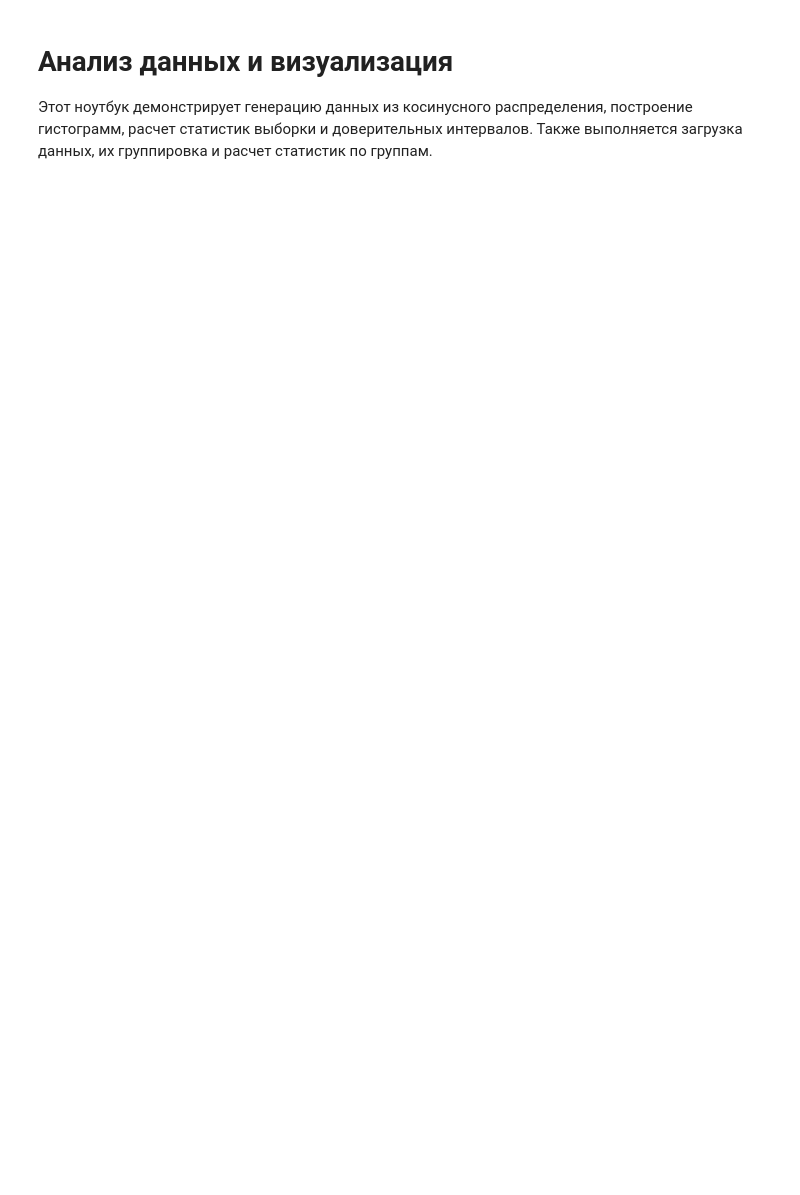
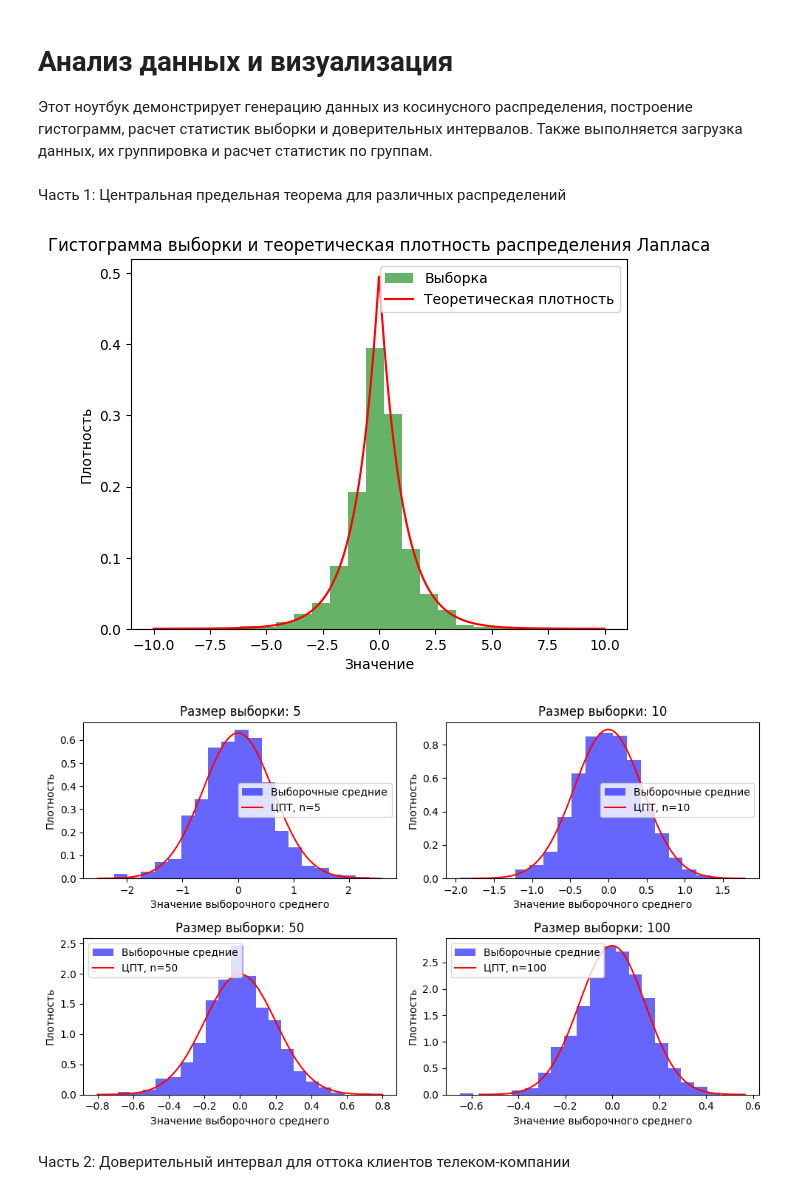
Before and after one commit to GordeevKV/fuzzy-giggle, a Jupyter notebook: HomeWork5/Домашнее задание.ipynb, the cells around one changed output. Saved outputs shown, nothing was run; the diff lists cells and outputs as text; code cells hidden in the pictures; blank space fills up the shorter version.

```diff
--- a/HomeWork5/Домашнее задание.ipynb
+++ b/HomeWork5/Домашнее задание.ipynb
@@ -138,3 +2,64 @@ Churn Status: True
 # Анализ данных и визуализация
 
 Этот ноутбук демонстрирует генерацию данных из косинусного распределения, построение гистограмм, расчет статистик выборки и доверительных интервалов. Также выполняется загрузка данных, их группировка и расчет статистик по группам.
+# %% [markdown]
+Часть 1: Центральная предельная теорема для различных распределений
+# %%
+import numpy as np
+import matplotlib.pyplot as plt
+import scipy.stats as sts
+
+# Создаем распределение Лапласа
+laplace_rv = sts.laplace()
+
+# Генерируем выборку
+sample = laplace_rv.rvs(1000)
+
+# Реальные значения среднего и дисперсии
+real_mean = laplace_rv.mean()
+real_var = laplace_rv.var()
+
+# Построение гистограммы и теоретической плотности
+plt.hist(sample, density=True, bins=20, alpha=0.6, color='g', label='Выборка')
+
+x = np.linspace(-10, 10, 1000)
+pdf = laplace_rv.pdf(x)
+plt.plot(x, pdf, label='Теоретическая плотность', color='r')
+
+plt.legend()
+plt.title("Гистограмма выборки и теоретическая плотность распределения Лапласа")
+plt.xlabel("Значение")
+plt.ylabel("Плотность")
+plt.show()
+# Размеры выборок
+sample_sizes = [5, 10, 50, 100]
+
+# Количество экспериментов
+n_experiments = 1000
+
+plt.figure(figsize=(10, 6))
+
+for i, size in enumerate(sample_sizes):
+    sample_means = [np.mean(laplace_rv.rvs(size)) for _ in range(n_experiments)]
+
+    plt.subplot(2, 2, i+1)
+    plt.hist(sample_means, density=True, bins=20, alpha=0.6, color='b', label='Выборочные средние')
+
+    # Теоретическая плотность распределения выборочного среднего по ЦПТ
+    mu = real_mean
+    sigma = np.sqrt(real_var / size)
+    x = np.linspace(mu - 4*sigma, mu + 4*sigma, 100)
+    plt.plot(x, sts.norm.pdf(x, loc=mu, scale=sigma), label=f'ЦПТ, n={size}', color='r')
+
+    plt.title(f'Размер выборки: {size}')
+    plt.xlabel("Значение выборочного среднего")
+    plt.ylabel("Плотность")
+    plt.legend()
+
+plt.tight_layout()
+plt.show()
+# %% [output]
+[figure, added]
+[figure, added]
+# %% [markdown]
+Часть 2: Доверительный интервал для оттока клиентов телеком-компании
```
Also changed, not shown: parts of 2 cells of this notebook, 8 other files.
